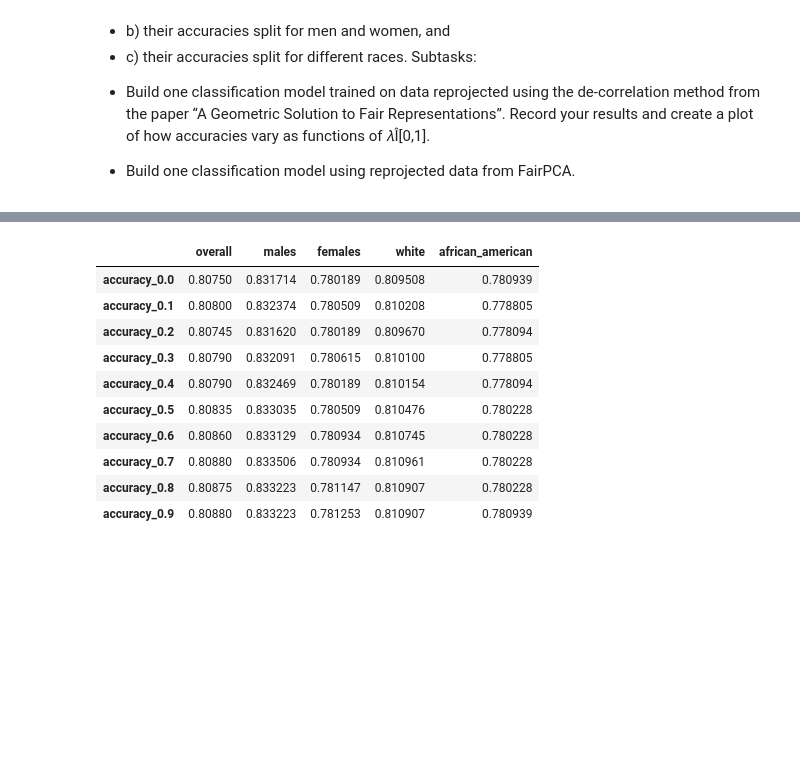
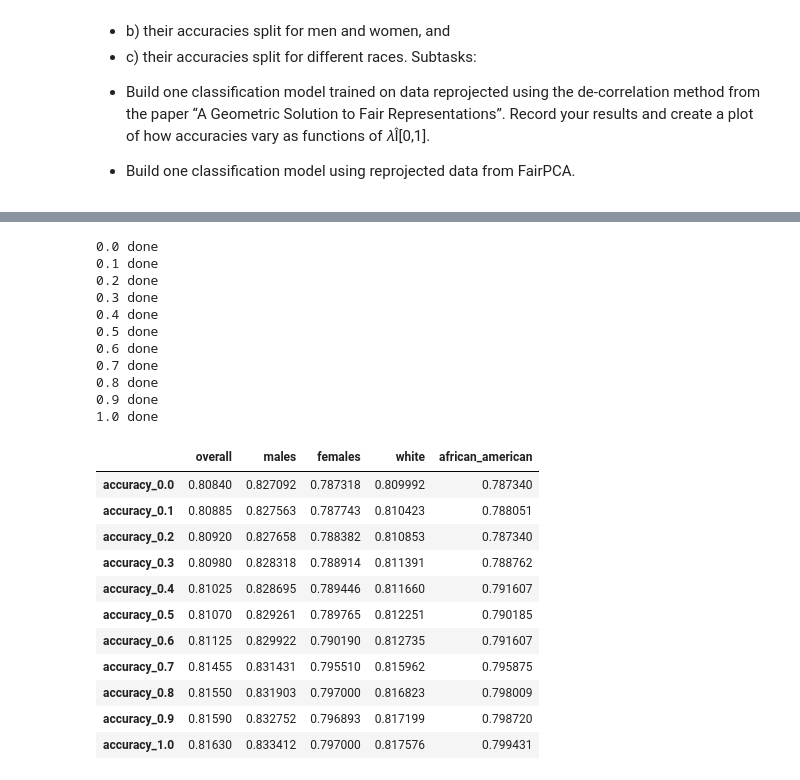
Before and after one commit to Xannadoo/Algorithmic_Fairness_Mandatories, a Jupyter notebook: Mandatory_2/afae24-assignment-02-sanna.ipynb, the cells around one changed output, grey strips where cells are left out. Drawn from its saved outputs; the diff is of its cells as text; code cells hidden in the pictures; blank space fills up the shorter version.

```diff
--- a/Mandatory_2/afae24-assignment-02-sanna.ipynb
+++ b/Mandatory_2/afae24-assignment-02-sanna.ipynb
@@ -205,30 +233,28 @@ accuracies vary as functions of 𝜆Î[0,1].
 # %%
-from sklearn.preprocessing import FunctionTransformer
+def debias_features(X, l=0):
+    '''based on exercises. Debias using de-correllation'''
+    X = pd.DataFrame(X) #FunctionTransfomer makes it an array and I want it to be a dataFrame
 
-def debias_features(X, l=0):
-    '''from exercises. Debias using de-correllation'''
-    X = pd.DataFrame(X)
-
+    #seperate protected attributes
     X_p = X.iloc[:, -2:]
     X_np = X.iloc[:, :-2]
 
-    assert X_np.shape[0]==X_p.shape[0]
-
+    # Find the basis from the protected attributes
     orthbasis = scipy.linalg.orth(X_p)
 
-    # Debias nonprotected features
-    X_np_debiased = X_np.reset_index(drop=True) - orthbasis @ orthbasis.T @ X_np
+    # Debias nonprotected features by projecting them onto the basis
+    X_np_debiased = X_np - orthbasis @ orthbasis.T @ X_np
 
-    # Return debiased nonprotected features
-    return X_np_debiased + l * (X_np.reset_index(drop=True) - X_np_debiased)
+    # Return debiased nonprotected features, tempered by lambda: r′_j(λ) = r_j + λ⋅ (x_j− r_j)
+    return X_np_debiased + l * (X_np - X_np_debiased)
 
-def cross_acc_debias(X, n=10, l=0):
+def cross_acc_debias(X, n=5, l=0):
     ''' Input:  X: training data
                 n: number of folds for cross validation
         Output: results: list of cross val scores
                 pipe: corresponding pipeline scaler and log regression  '''
     scaler = StandardScaler() ## We need to scale within the cross val step to avoid data leakage
-    transformer = FunctionTransformer(debias_features, kw_args={'l': l})
+    transformer = FunctionTransformer(debias_features, kw_args={'l': l}) #Debias as part of the pipeline for the same reason
     cls = LogisticRegression(penalty=None, max_iter=1000, random_state=seed)
 
     pipe = make_pipeline(scaler,transformer,cls)
@@ -257,6 +296,6 @@ pd.DataFrame(results_de, columns=['results']).describe()
 # %%
-pipe_de.fit(X_train_np_debiased, np.array(y_train.astype('float')).ravel())
-y_hat = pipe_de.predict(X_test_np)
+pipe_de.fit(X_train, np.array(y_train.astype('float')).ravel())
+y_hat = pipe_de.predict(X_test)
 
 acc = list([accuracy_score(y_test, y_hat)])
 
@@ -286,38 +329,51 @@ ax.legend(['base', 'debiased']);
 # %%
+#This is even slower ~7 mins on my laptop
 res = []
-xx = np.arange(0,1, 0.1)
+xx = np.arange(0,1.1, 0.1)
 df3 = pd.DataFrame(columns= ['overall', 'males','females','white','african_american'])
 
 for i in xx:
 
     r, p = cross_acc_debias(X_train, l=i)
     res.append(np.mean(r))
 
-    p.fit(X_train_np_debiased, np.array(y_train.astype('float')).ravel())
-    y_hat = p.predict(X_test_np)
+    p.fit(X_train, np.array(y_train.astype('float')).ravel())
+    y_hat = p.predict(X_test)
 
     acc = list([accuracy_score(y_test, y_hat)])
 
     for group, group_idxs in group_test_dict.items():
         acc.append(accuracy_score(y_test[group_idxs], y_hat[group_idxs]))
 
     df2 = pd.DataFrame(np.array([acc]).reshape(1, -1),
                             columns= ['overall', 'males','females','white','african_american'],
                             index=[f'accuracy_{i:.1f}'])
 
     df3 = pd.concat([df3, df2])
-    print(f'{i} done')
+    print(f'{i:.1f} done')
 
 df3
 # %% [output]
+0.0 done
+0.1 done
+0.2 done
+0.3 done
+0.4 done
+0.5 done
+0.6 done
+0.7 done
+0.8 done
+0.9 done
+1.0 done
 |  | overall | males | females | white | african_american |
-| accuracy_0.0 | 0.80750 | 0.831714 | 0.780189 | 0.809508 | 0.780939 |
-| accuracy_0.1 | 0.80800 | 0.832374 | 0.780509 | 0.810208 | 0.778805 |
-| accuracy_0.2 | 0.80745 | 0.831620 | 0.780189 | 0.809670 | 0.778094 |
-| accuracy_0.3 | 0.80790 | 0.832091 | 0.780615 | 0.810100 | 0.778805 |
-| accuracy_0.4 | 0.80790 | 0.832469 | 0.780189 | 0.810154 | 0.778094 |
-| accuracy_0.5 | 0.80835 | 0.833035 | 0.780509 | 0.810476 | 0.780228 |
-| accuracy_0.6 | 0.80860 | 0.833129 | 0.780934 | 0.810745 | 0.780228 |
-| accuracy_0.7 | 0.80880 | 0.833506 | 0.780934 | 0.810961 | 0.780228 |
-| accuracy_0.8 | 0.80875 | 0.833223 | 0.781147 | 0.810907 | 0.780228 |
-| accuracy_0.9 | 0.80880 | 0.833223 | 0.781253 | 0.810907 | 0.780939 |
+| accuracy_0.0 | 0.80840 | 0.827092 | 0.787318 | 0.809992 | 0.787340 |
+| accuracy_0.1 | 0.80885 | 0.827563 | 0.787743 | 0.810423 | 0.788051 |
+| accuracy_0.2 | 0.80920 | 0.827658 | 0.788382 | 0.810853 | 0.787340 |
+| accuracy_0.3 | 0.80980 | 0.828318 | 0.788914 | 0.811391 | 0.788762 |
+| accuracy_0.4 | 0.81025 | 0.828695 | 0.789446 | 0.811660 | 0.791607 |
+| accuracy_0.5 | 0.81070 | 0.829261 | 0.789765 | 0.812251 | 0.790185 |
+| accuracy_0.6 | 0.81125 | 0.829922 | 0.790190 | 0.812735 | 0.791607 |
+| accuracy_0.7 | 0.81455 | 0.831431 | 0.795510 | 0.815962 | 0.795875 |
+| accuracy_0.8 | 0.81550 | 0.831903 | 0.797000 | 0.816823 | 0.798009 |
+| accuracy_0.9 | 0.81590 | 0.832752 | 0.796893 | 0.817199 | 0.798720 |
+| accuracy_1.0 | 0.81630 | 0.833412 | 0.797000 | 0.817576 | 0.799431 |
```
Also changed, not shown: parts of 15 cells of this notebook.
